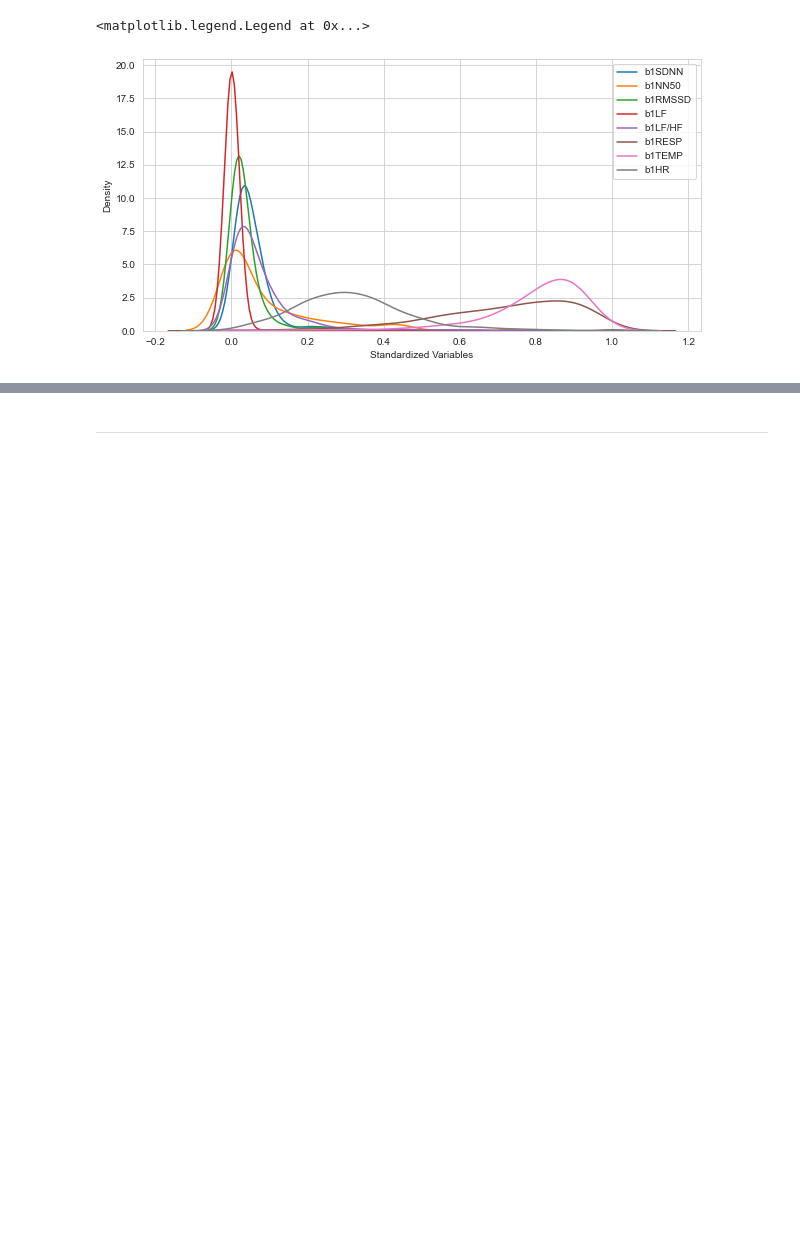
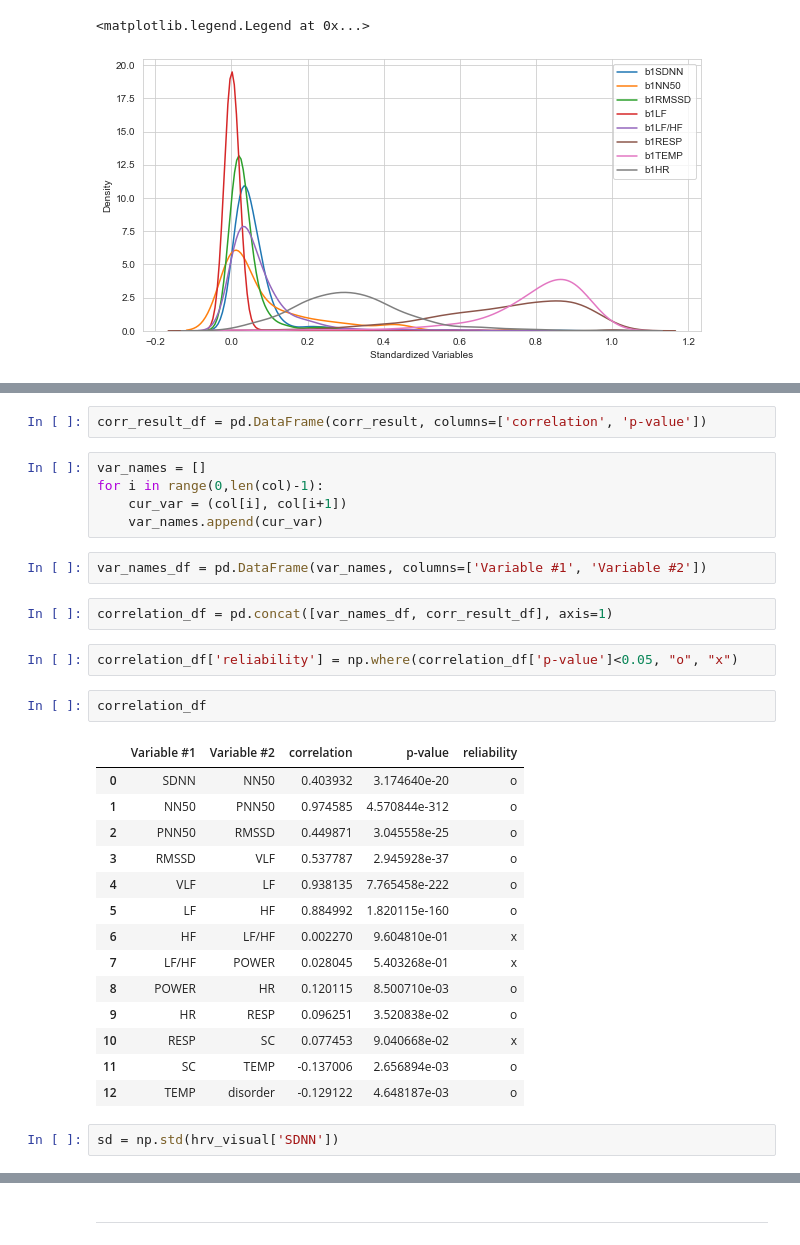
Before and after one commit to andrewyoo214/depression-pred, a Jupyter notebook: HRV_analysis.ipynb, the cells around one changed output, grey strips where cells are left out. Cells and saved outputs as stored; diff of their text form; blank space fills up the shorter version.

```diff
--- a/HRV_analysis.ipynb
+++ b/HRV_analysis.ipynb
@@ -494,0 +521,32 @@ plt.legend(['b1SDNN', 'b1NN50', 'b1RMSSD', 'b1LF', 'b1LF/HF', 'b1RESP', 'b1TEMP'
+# %%
+corr_result_df = pd.DataFrame(corr_result, columns=['correlation', 'p-value'])
+# %%
+var_names = []
+for i in range(0,len(col)-1):
+    cur_var = (col[i], col[i+1])
+    var_names.append(cur_var)
+# %%
+var_names_df = pd.DataFrame(var_names, columns=['Variable #1', 'Variable #2'])
+# %%
+correlation_df = pd.concat([var_names_df, corr_result_df], axis=1)
+# %%
+correlation_df['reliability'] = np.where(correlation_df['p-value']<0.05, "o", "x")
+# %%
+correlation_df
+# %% [output]
+|  | Variable #1 | Variable #2 | correlation | p-value | reliability |
+| 0 | SDNN | NN50 | 0.403932 | 3.174640e-20 | o |
+| 1 | NN50 | PNN50 | 0.974585 | 4.570844e-312 | o |
+| 2 | PNN50 | RMSSD | 0.449871 | 3.045558e-25 | o |
+| 3 | RMSSD | VLF | 0.537787 | 2.945928e-37 | o |
+| 4 | VLF | LF | 0.938135 | 7.765458e-222 | o |
+| 5 | LF | HF | 0.884992 | 1.820115e-160 | o |
+| 6 | HF | LF/HF | 0.002270 | 9.604810e-01 | x |
+| 7 | LF/HF | POWER | 0.028045 | 5.403268e-01 | x |
+| 8 | POWER | HR | 0.120115 | 8.500710e-03 | o |
+| 9 | HR | RESP | 0.096251 | 3.520838e-02 | o |
+| 10 | RESP | SC | 0.077453 | 9.040668e-02 | x |
+| 11 | SC | TEMP | -0.137006 | 2.656894e-03 | o |
+| 12 | TEMP | disorder | -0.129122 | 4.648187e-03 | o |
+# %%
+sd = np.std(hrv_visual['SDNN'])
```
Also changed, not shown: parts of 23 cells of this notebook.
